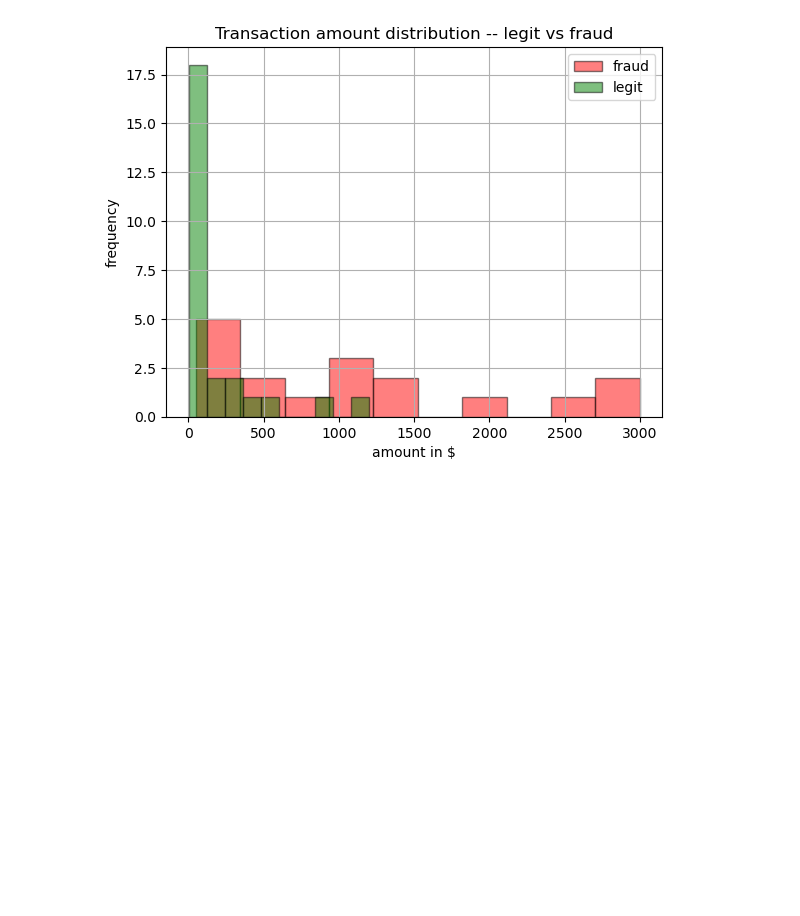
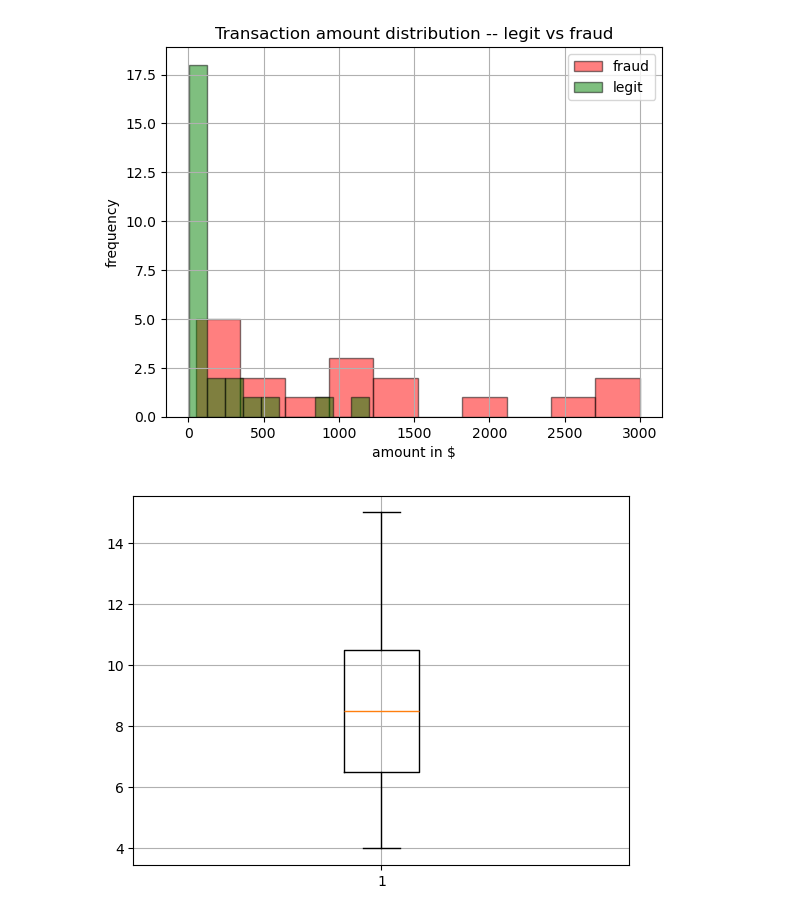
Before and after one commit to Sravankumarboini/AIML, a Jupyter notebook: DataVisualization/matplotlib.ipynb, the cells around one changed output. Saved outputs shown, nothing was run; the diff lists cells and outputs as text; code cells hidden in the pictures; blank space fills up the shorter version.

Commit message:
boxplot

```diff
--- a/DataVisualization/matplotlib.ipynb
+++ b/DataVisualization/matplotlib.ipynb
@@ -257,3 +257,12 @@ plt.legend()
 # %% [output]
 <matplotlib.legend.Legend at 0x...>
 [figure]
+# %%
+#BOX PLOT
+
+data = [7, 8, 5, 9, 4, 10, 12, 15]
+
+plt.boxplot(data)
+plt.grid(True)
+# %% [output]
+[figure, added]
```
Also changed, not shown: parts of 1 cell of this notebook.
